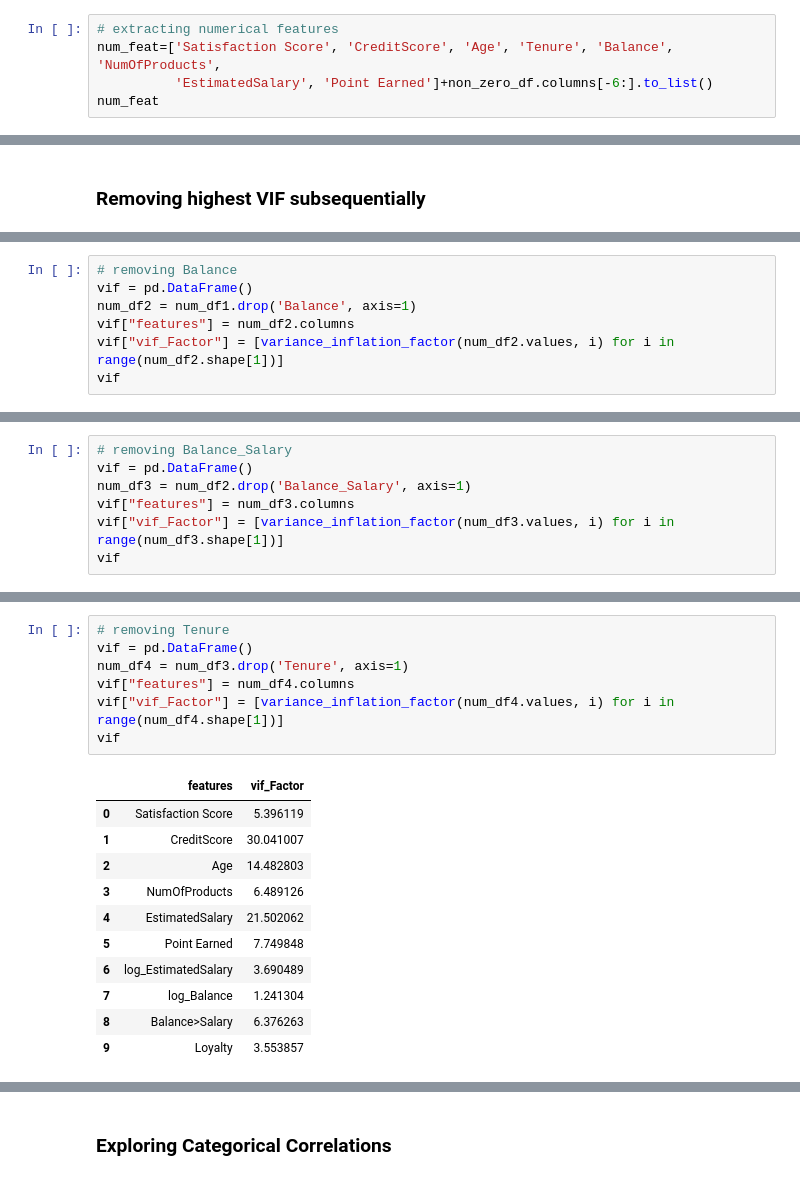
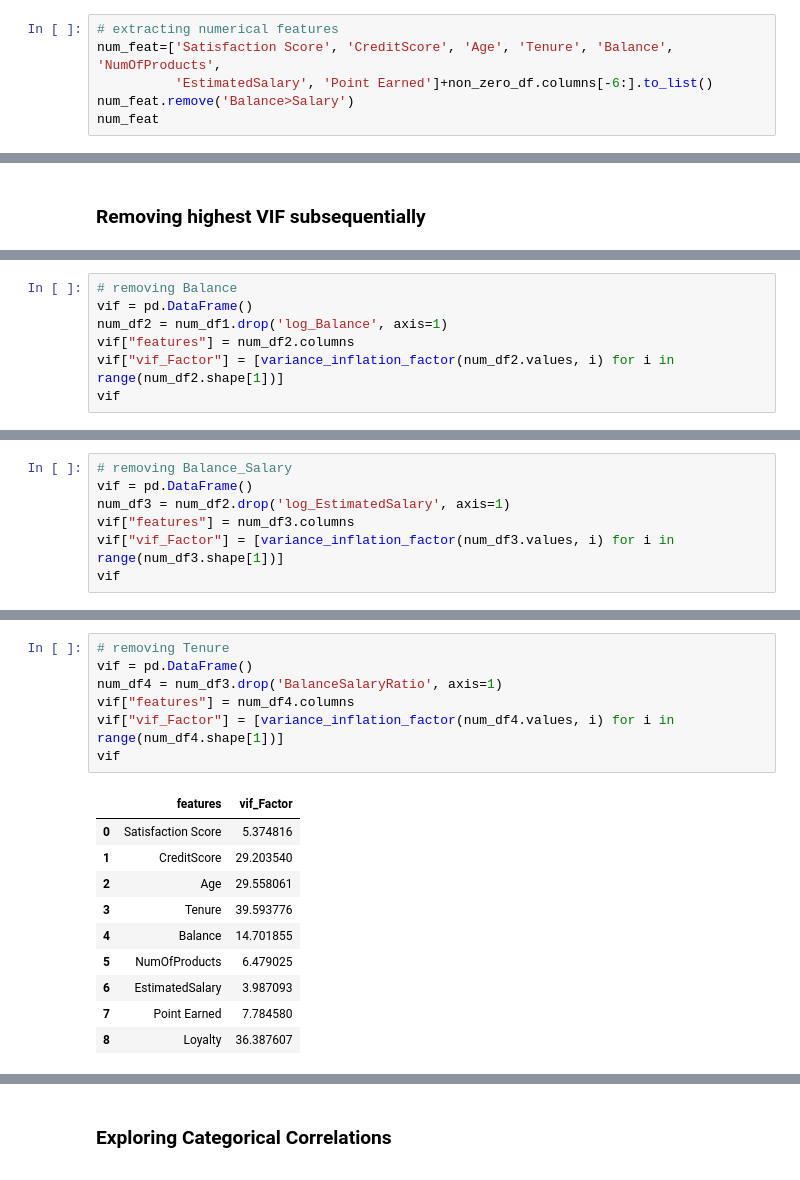
Before and after one commit to BrianLoe/ChurnPrediction, a Jupyter notebook: ML_Models2.ipynb, the cells around one changed output, grey strips where cells are left out. Saved outputs shown, nothing was run; the diff lists cells and outputs as text.

```diff
--- a/ML_Models2.ipynb
+++ b/ML_Models2.ipynb
@@ -669,6 +655,7 @@ dtype: object
 # extracting numerical features
 num_feat=['Satisfaction Score', 'CreditScore', 'Age', 'Tenure', 'Balance', 'NumOfProducts',
           'EstimatedSalary', 'Point Earned']+non_zero_df.columns[-6:].to_list()
+num_feat.remove('Balance>Salary')
 num_feat
 # %% [output]
 ['Satisfaction Score',
@@ -754,7 +738,7 @@ vif
 # %%
 # removing Balance
 vif = pd.DataFrame()
-num_df2 = num_df1.drop('Balance', axis=1)
+num_df2 = num_df1.drop('log_Balance', axis=1)
 vif["features"] = num_df2.columns
 vif["vif_Factor"] = [variance_inflation_factor(num_df2.values, i) for i in range(num_df2.shape[1])]
 vif
@@ -775,7 +758,7 @@ vif
 # %%
 # removing Balance_Salary
 vif = pd.DataFrame()
-num_df3 = num_df2.drop('Balance_Salary', axis=1)
+num_df3 = num_df2.drop('log_EstimatedSalary', axis=1)
 vif["features"] = num_df3.columns
 vif["vif_Factor"] = [variance_inflation_factor(num_df3.values, i) for i in range(num_df3.shape[1])]
 vif
@@ -795,22 +777,21 @@ vif
 # %%
 # removing Tenure
 vif = pd.DataFrame()
-num_df4 = num_df3.drop('Tenure', axis=1)
+num_df4 = num_df3.drop('BalanceSalaryRatio', axis=1)
 vif["features"] = num_df4.columns
 vif["vif_Factor"] = [variance_inflation_factor(num_df4.values, i) for i in range(num_df4.shape[1])]
 vif
 # %% [output]
 |  | features | vif_Factor |
-| 0 | Satisfaction Score | 5.396119 |
-| 1 | CreditScore | 30.041007 |
-| 2 | Age | 14.482803 |
-| 3 | NumOfProducts | 6.489126 |
-| 4 | EstimatedSalary | 21.502062 |
-| 5 | Point Earned | 7.749848 |
-| 6 | log_EstimatedSalary | 3.690489 |
-| 7 | log_Balance | 1.241304 |
-| 8 | Balance>Salary | 6.376263 |
-| 9 | Loyalty | 3.553857 |
+| 0 | Satisfaction Score | 5.374816 |
+| 1 | CreditScore | 29.203540 |
+| 2 | Age | 29.558061 |
+| 3 | Tenure | 39.593776 |
+| 4 | Balance | 14.701855 |
+| 5 | NumOfProducts | 6.479025 |
+| 6 | EstimatedSalary | 3.987093 |
+| 7 | Point Earned | 7.784580 |
+| 8 | Loyalty | 36.387607 |
 # %%
 # removing CreditScore
 vif = pd.DataFrame()
```
Also changed, not shown: parts of 113 cells of this notebook.
